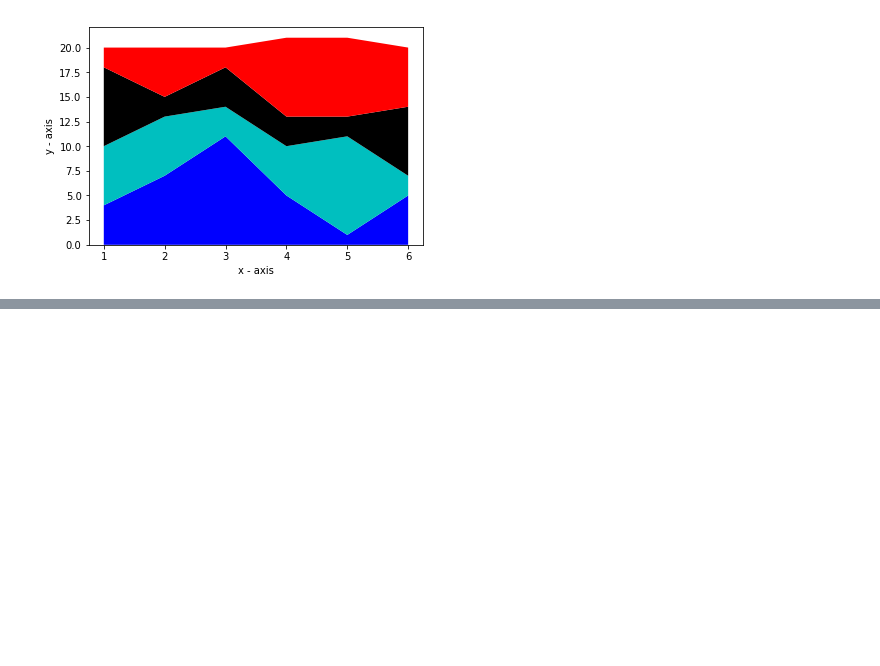
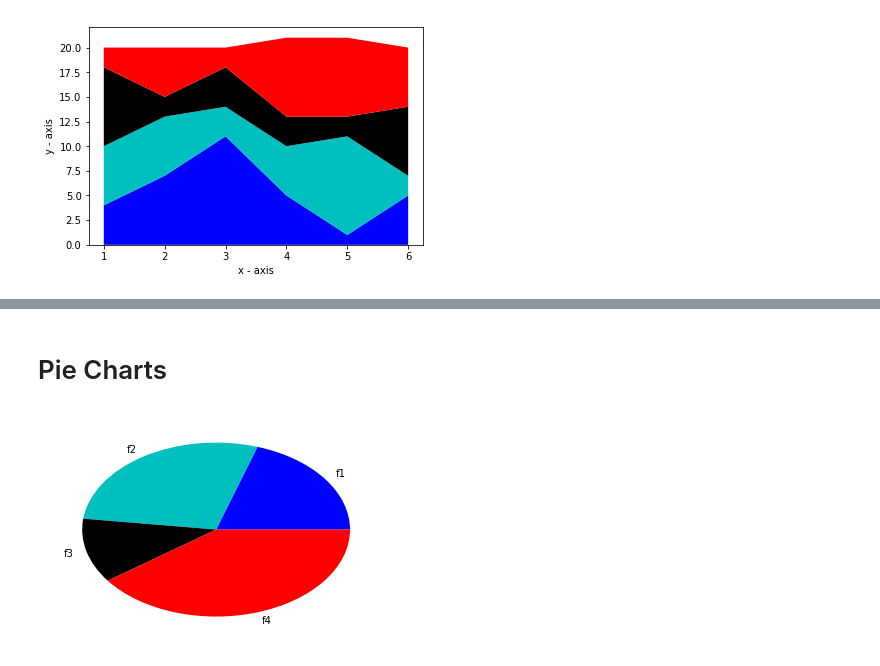
Before and after one commit to surya1singh/matplotlib_examples, a Jupyter notebook: basic.ipynb, the cells around one changed output, grey strips where cells are left out. Saved outputs shown, nothing was run; the diff lists cells and outputs as text; code cells hidden in the pictures; blank space fills up the shorter version.

```diff
--- a/basic.ipynb
+++ b/basic.ipynb
@@ -126,0 +127,10 @@ plt.show()
+# %% [markdown]
+# Pie Charts
+# %%
+slices = [5,7,3,10]
+lbls = ['f1','f2','f3','f4']
+clrs = ['b','c','k','r']
+plt.pie(slices, labels=lbls, colors=clrs)
+plt.show()
+# %% [output]
+[figure, added]
```
Also changed, not shown: parts of 2 cells of this notebook.
